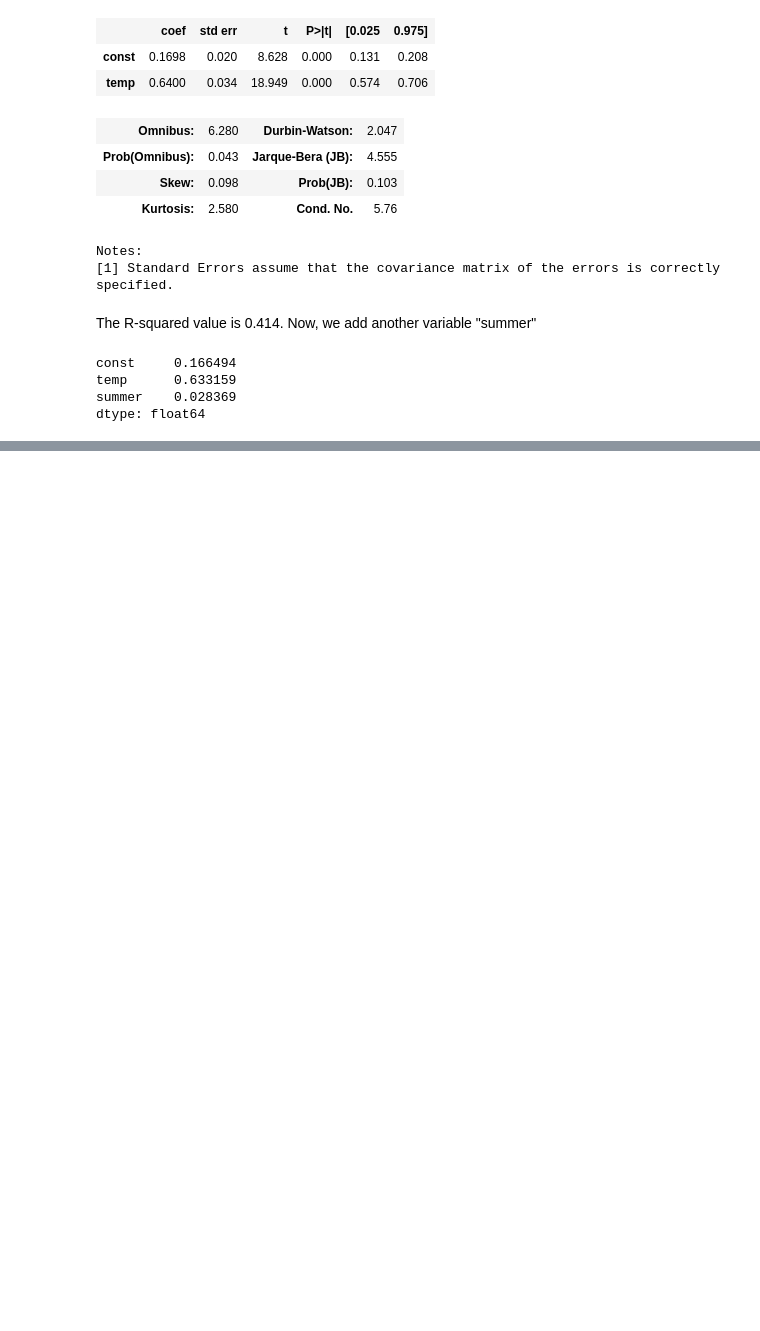
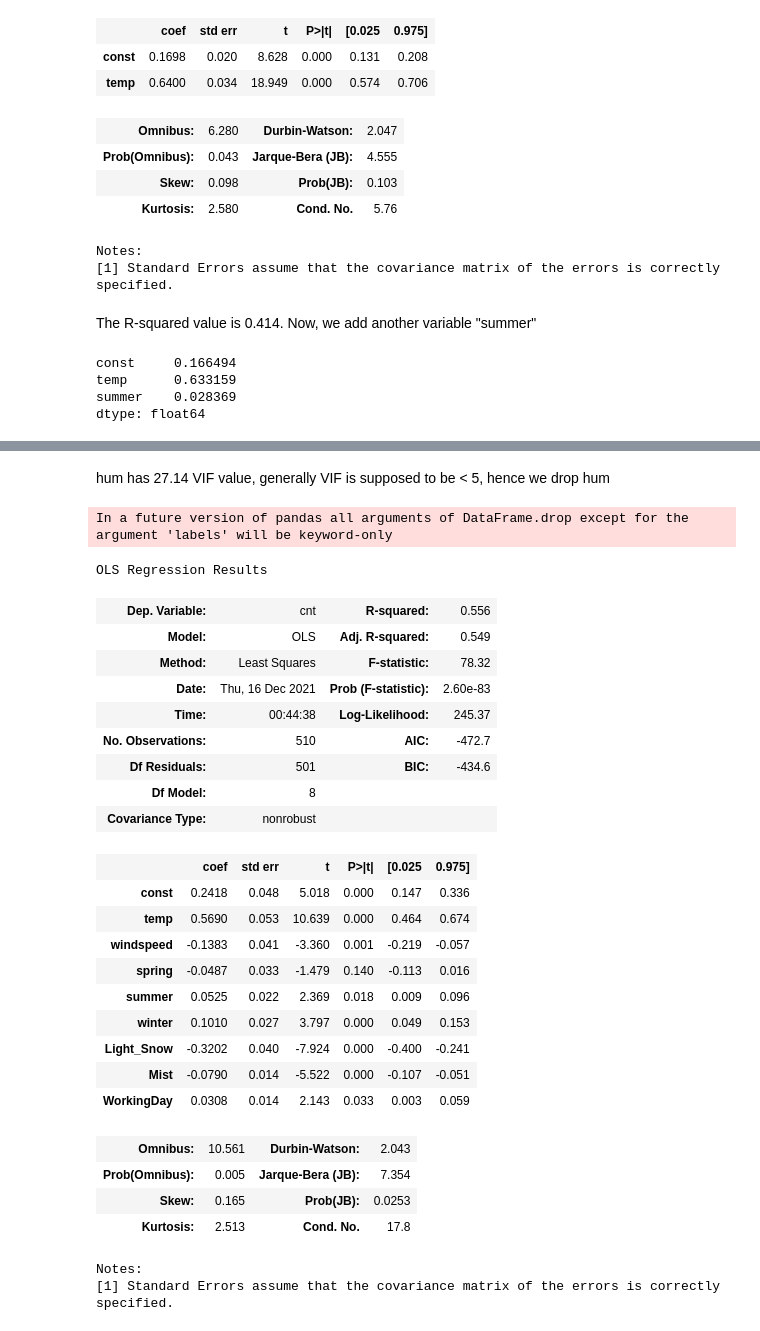
Before and after one commit to cdacjitthu/bike_rental_deman_pred, a Jupyter notebook: bike_sharing_model.ipynb, the cells around one changed output, grey strips where cells are left out. Cells and saved outputs as stored; diff of their text form; code cells hidden in the pictures; blank space fills up the shorter version.

```diff
--- a/bike_sharing_model.ipynb
+++ b/bike_sharing_model.ipynb
@@ -355,0 +498,36 @@ Notes:
+# %% [markdown]
+hum has 27.14 VIF value, generally VIF is supposed to be < 5, hence we drop hum
+# %%
+X = X_train.drop('hum', 1,)
+X_train_lm = sm.add_constant(X)
+
+lr_2 = sm.OLS(y_train, X_train_lm).fit()
+lr_2.summary()
+# %% [output]
+In a future version of pandas all arguments of DataFrame.drop except for the argument 'labels' will be keyword-only
+OLS Regression Results
+| Dep. Variable: | cnt | R-squared: | 0.556 |
+| Model: | OLS | Adj. R-squared: | 0.549 |
+| Method: | Least Squares | F-statistic: | 78.32 |
+| Date: | Thu, 16 Dec 2021 | Prob (F-statistic): | 2.60e-83 |
+| Time: | 00:44:38 | Log-Likelihood: | 245.37 |
+| No. Observations: | 510 | AIC: | -472.7 |
+| Df Residuals: | 501 | BIC: | -434.6 |
+| Df Model: | 8 |  |  |
+| Covariance Type: | nonrobust |  |  |
+|  | coef | std err | t | P>|t| | [0.025 | 0.975] |
+| const | 0.2418 | 0.048 | 5.018 | 0.000 | 0.147 | 0.336 |
+| temp | 0.5690 | 0.053 | 10.639 | 0.000 | 0.464 | 0.674 |
+| windspeed | -0.1383 | 0.041 | -3.360 | 0.001 | -0.219 | -0.057 |
+| spring | -0.0487 | 0.033 | -1.479 | 0.140 | -0.113 | 0.016 |
+| summer | 0.0525 | 0.022 | 2.369 | 0.018 | 0.009 | 0.096 |
+| winter | 0.1010 | 0.027 | 3.797 | 0.000 | 0.049 | 0.153 |
+| Light_Snow | -0.3202 | 0.040 | -7.924 | 0.000 | -0.400 | -0.241 |
+| Mist | -0.0790 | 0.014 | -5.522 | 0.000 | -0.107 | -0.051 |
+| WorkingDay | 0.0308 | 0.014 | 2.143 | 0.033 | 0.003 | 0.059 |
+| Omnibus: | 10.561 | Durbin-Watson: | 2.043 |
+| Prob(Omnibus): | 0.005 | Jarque-Bera (JB): | 7.354 |
+| Skew: | 0.165 | Prob(JB): | 0.0253 |
+| Kurtosis: | 2.513 | Cond. No. | 17.8 |
+Notes:
+[1] Standard Errors assume that the covariance matrix of the errors is correctly specified.
```
Also changed, not shown: parts of 24 cells of this notebook.
